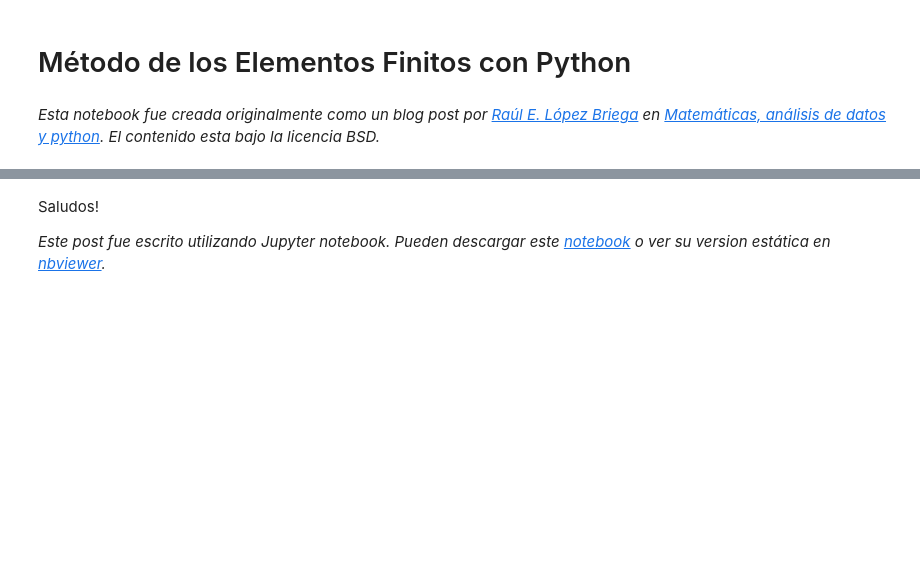
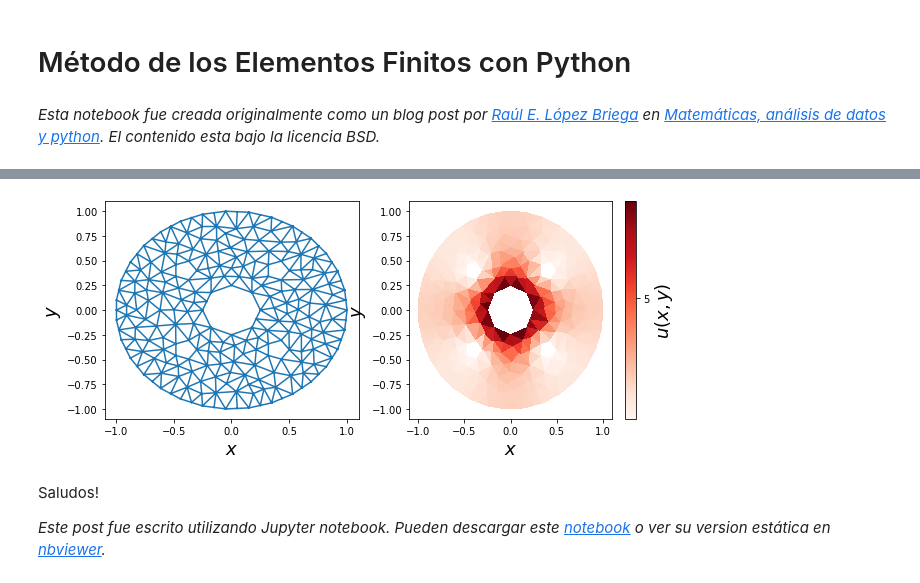
Before and after one commit to relopezbriega/blog, a Jupyter notebook: content/notebooks/pyFEM.ipynb, the cells around one changed output, grey strips where cells are left out. Cells and saved outputs as stored; diff of their text form; code cells hidden in the pictures; blank space fills up the shorter version.

```diff
--- a/content/notebooks/pyFEM.ipynb
+++ b/content/notebooks/pyFEM.ipynb
@@ -7,0 +89,20 @@
+# %%
+# Generando la malla
+r_outer = 1
+r_inner = 0.25
+r_middle = 0.1
+x0, y0 = 0.4, 0.4
+
+domain = mshr.Circle(dolfin.Point(.0, .0), r_outer) - mshr.Circle(dolfin.Point(.0, .0), r_inner) \
+- mshr.Circle(dolfin.Point( x0,  y0), r_middle) \
+- mshr.Circle(dolfin.Point( x0, -y0), r_middle) \
+- mshr.Circle(dolfin.Point(-x0,  y0), r_middle) \
+- mshr.Circle(dolfin.Point(-x0, -y0), r_middle) \
+
+mesh = mshr.generate_mesh(domain, 10)
+mesh
+# %%
+# Definimos el espacio funcional
+V = dolfin.FunctionSpace(mesh, 'Lagrange', 1)
+u = dolfin.TrialFunction(V)
+v = dolfin.TestFunction(V)
@@ -8,3 +132,24 @@
+# %%
+# Resolviendo la EDP
+u_sol = dolfin.Function(V)
+dolfin.solve(a == L, u_sol, bcs)
+# %%
+# Graficando la solución
+coordinates = mesh.coordinates()
+triangles = mesh.cells()
+triangulation = mpl.tri.Triangulation(coordinates[:, 0], coordinates[:, 1], triangles)
+fig, (ax1, ax2) = plt.subplots(1, 2, figsize=(10, 4))
+ax1.triplot(triangulation)
+ax1.set_xlabel(r"$x$", fontsize=18)
+ax1.set_ylabel(r"$y$", fontsize=18)
+c = ax2.tripcolor(triangulation, np.array(u_sol.vector()), cmap=mpl.cm.get_cmap("Reds"))
+cb = plt.colorbar(c, ax=ax2)
+ax2.set_xlabel(r"$x$", fontsize=18)
+ax2.set_ylabel(r"$y$", fontsize=18)
+cb.set_label(r"$u(x, y)$", fontsize=18)
+cb.set_ticks([0.0, 5, 10, 15])
+# %% [output]
+[figure, added]
 # %% [markdown]
 Saludos!
 
```
Also changed, not shown: parts of 7 cells of this notebook, 5 other files.
